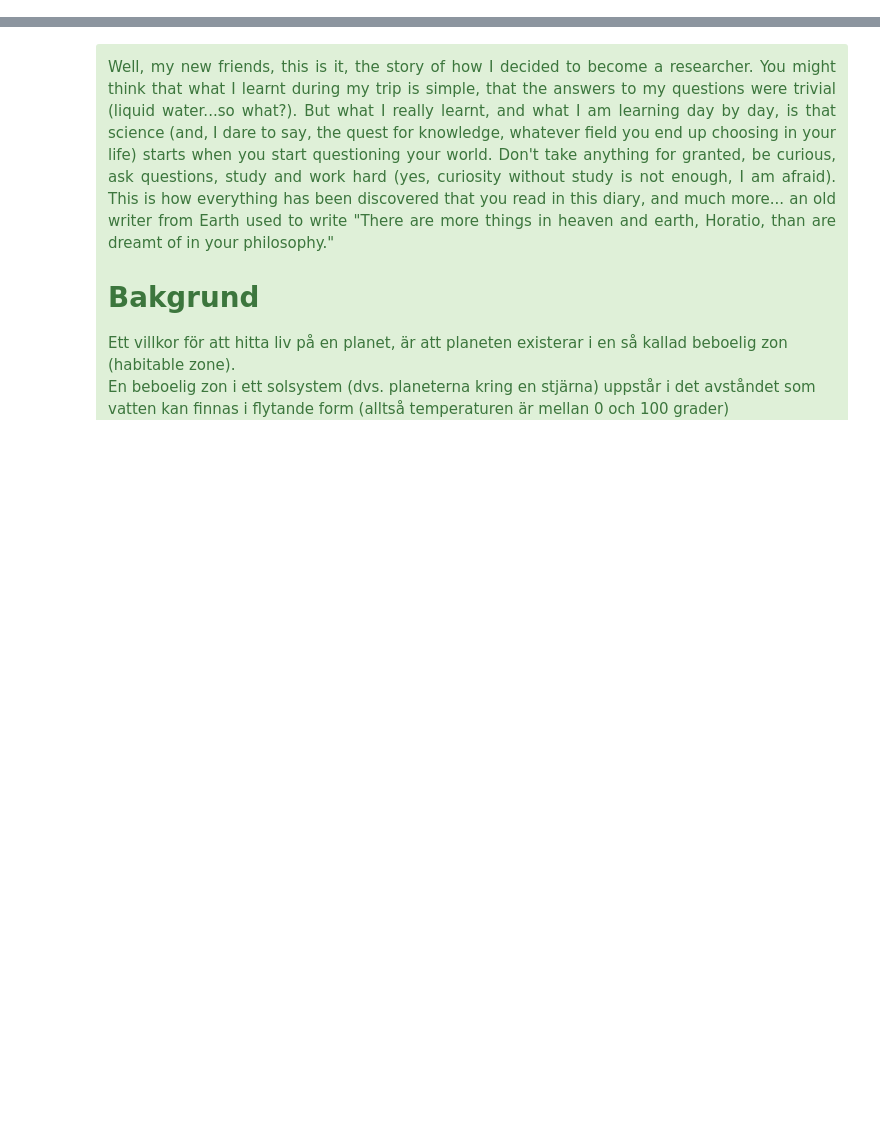
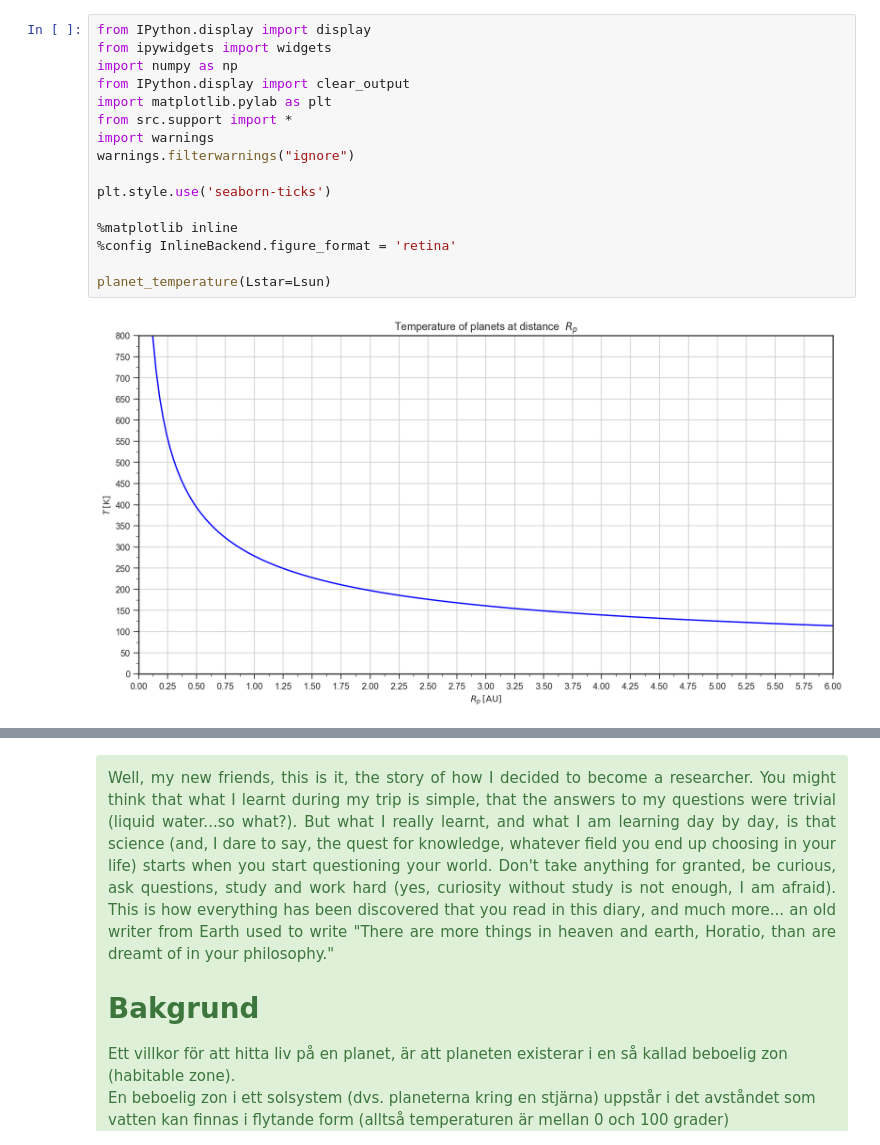
Before and after one commit to jjasche/blackbody, a Jupyter notebook: habitable_zone.ipynb, the cells around one changed output, grey strips where cells are left out. Saved outputs shown, nothing was run; the diff lists cells and outputs as text; blank space fills up the shorter version.

```diff
--- a/habitable_zone.ipynb
+++ b/habitable_zone.ipynb
@@ -16,6 +16,24 @@ But anyhow, my last thing to say. Back to my story. You are now facing a bizarre
 
 Explain the task
 </div>
+# %%
+from IPython.display import display
+from ipywidgets import widgets
+import numpy as np
+from IPython.display import clear_output
+import matplotlib.pylab as plt
+from src.support import *
+import warnings
+warnings.filterwarnings("ignore")
+
+plt.style.use('seaborn-ticks')
+
+%matplotlib inline
+%config InlineBackend.figure_format = 'retina'
+
+planet_temperature(Lstar=Lsun)
+# %% [output]
+[figure, added]
 # %%
 from IPython.display import display
 from ipywidgets import widgets
```
Also changed, not shown: parts of 3 cells of this notebook, 2 other files.
